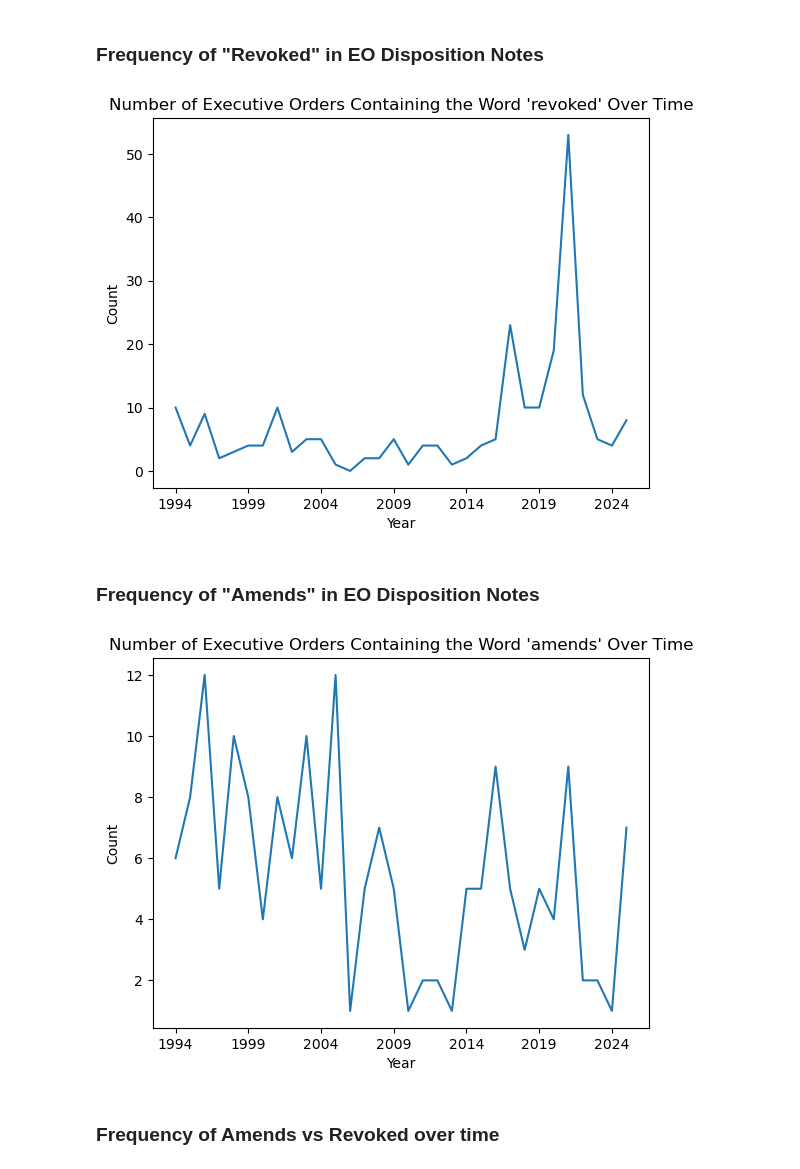
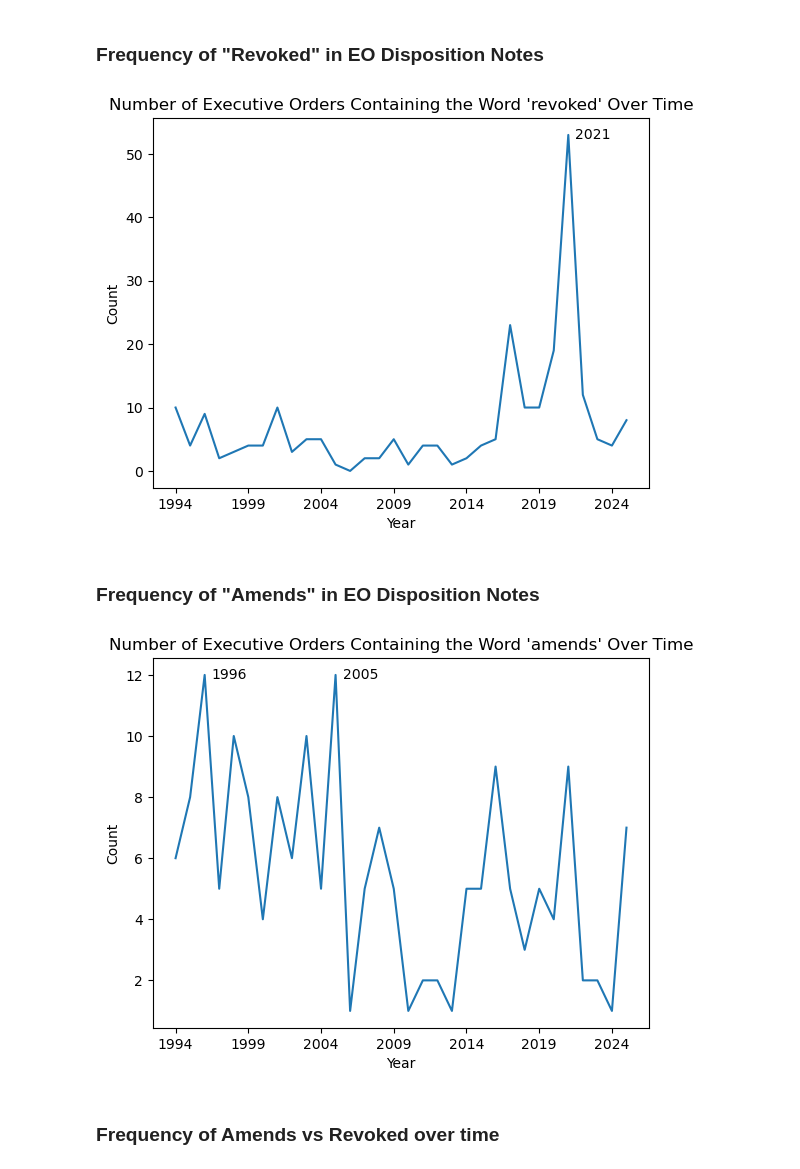
Before and after one commit to UCB-stat-159-f25/final-group05, a Jupyter notebook: word-analysis.ipynb, the cells around one changed output. Saved outputs shown, nothing was run; the diff lists cells and outputs as text; code cells hidden in the pictures.

Commit message:
fixed word-analysis outputs, added word-analysis to main.ipynb

```diff
--- a/word-analysis.ipynb
+++ b/word-analysis.ipynb
@@ -46,26 +49,51 @@ plt.title("Number of Executive Orders Containing the Word 'revoked' Over Time")
 plt.xlabel("Year")
 plt.ylabel("Count")
 plt.xticks(count_revoked['year'][::5])
+plt.annotate(
+    f"{int(max_revoked['year'].iloc[0])}",
+    xy=(max_revoked['year'].iloc[0], max_revoke_count),
+    xytext=(5, 5),
+    textcoords="offset points",
+    ha="left",
+    va="top",
+    fontsize=10,
+    fontweight="regular"
+)
+plt.savefig("outputs/EO_revoked.png")
 plt.show()
 # %% [output]
-[figure, old version]
+[figure, new version]
 # %% [markdown]
 ### Frequency of "Amends" in EO Disposition Notes
 # %%
 add.add_amends_flag(EO_with_years)
 count_amends = EO_with_years.groupby("year")["is_amendment"].sum().reset_index()
 count_amends = count_amends.reset_index()
+# %%
+max_amends_count = count_amends["is_amendment"].max()
+max_amends = count_amends[count_amends["is_amendment"] == max_amends_count]
 # %%
 sns.lineplot(data=count_amends, x="year", y="is_amendment")
 
 plt.title("Number of Executive Orders Containing the Word 'amends' Over Time")
 plt.xlabel("Year")
 plt.ylabel("Count")
 plt.xticks(count_amends['year'][::5])
-
+for i in range(len(max_amends)):
+    plt.annotate(
+        f"{int(max_amends['year'].iloc[i - 1])}",
+        xy=(max_amends['year'].iloc[i - 1], max_amends_count),
+        xytext=(5, 5),
+        textcoords="offset points",
+        ha="left",
+        va="top",
+        fontsize=10,
+        fontweight="regular"
+    )
+plt.savefig("outputs/EO_amends.png")
 plt.show()
 # %% [output]
-[figure, old version]
+[figure, new version]
 # %% [markdown]
 ### Frequency of Amends vs Revoked over time
 # %%
```
Also changed, not shown: parts of 2 cells of this notebook, 8 other files.
